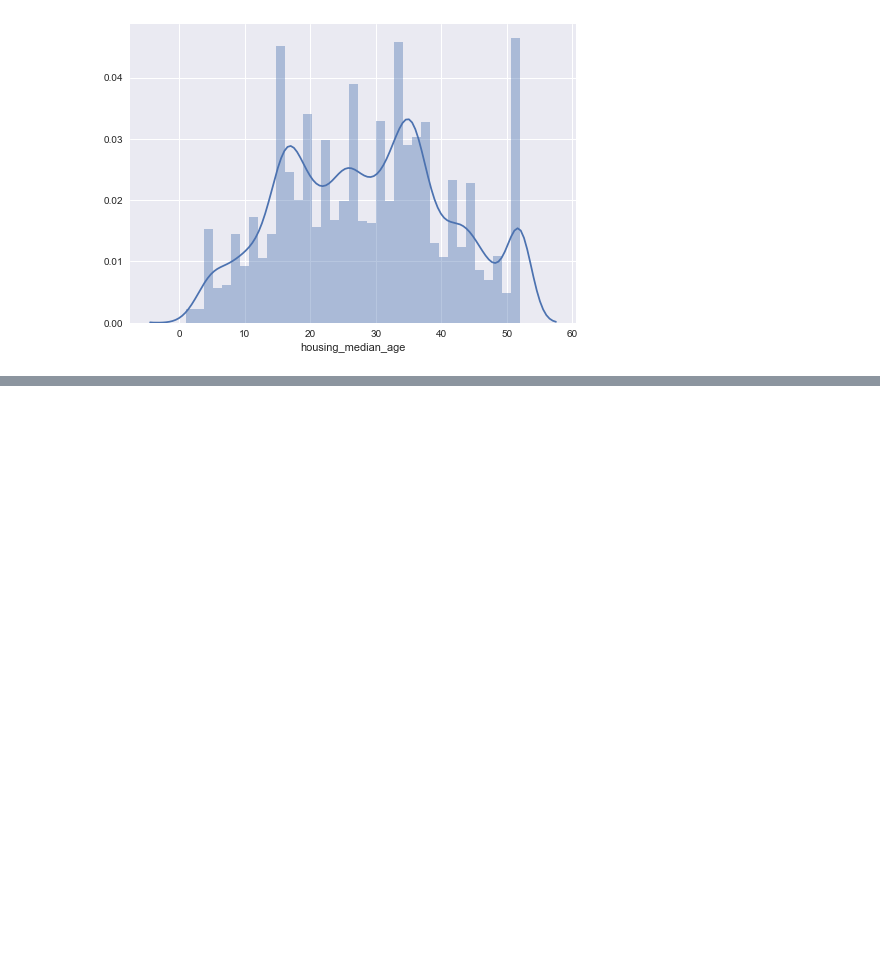
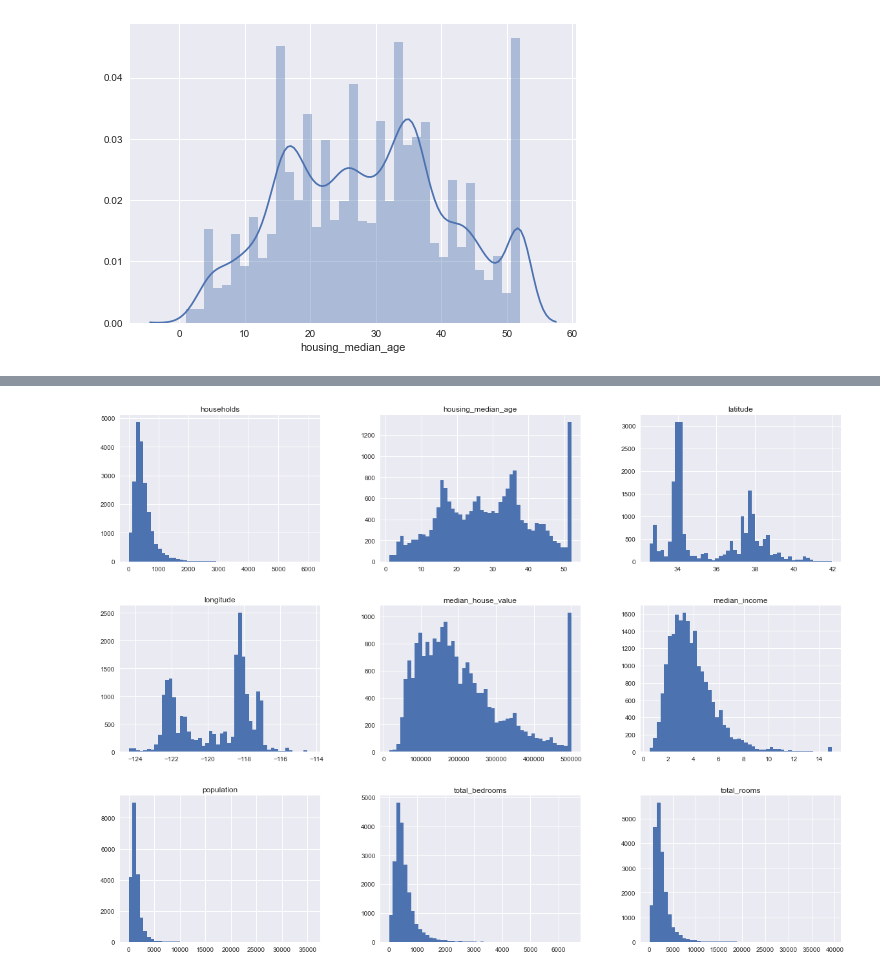
Before and after one commit to code-JOA/Housing-Project-Regression, a Jupyter notebook: notebook.ipynb, the cells around one changed output, grey strips where cells are left out. Cells and saved outputs as stored; diff of their text form; code cells hidden in the pictures; blank space fills up the shorter version.

Commit message:
checking the data distribtion

```diff
--- a/notebook.ipynb
+++ b/notebook.ipynb
@@ -114,0 +119,6 @@ plt.show()
+# %%
+data.hist(bins=50, figsize=(20,15))
+# save_fig("attribute_histogram_plots")
+plt.show()
+# %% [output]
+[figure, added]
```
Also changed, not shown: parts of 1 cell of this notebook.
